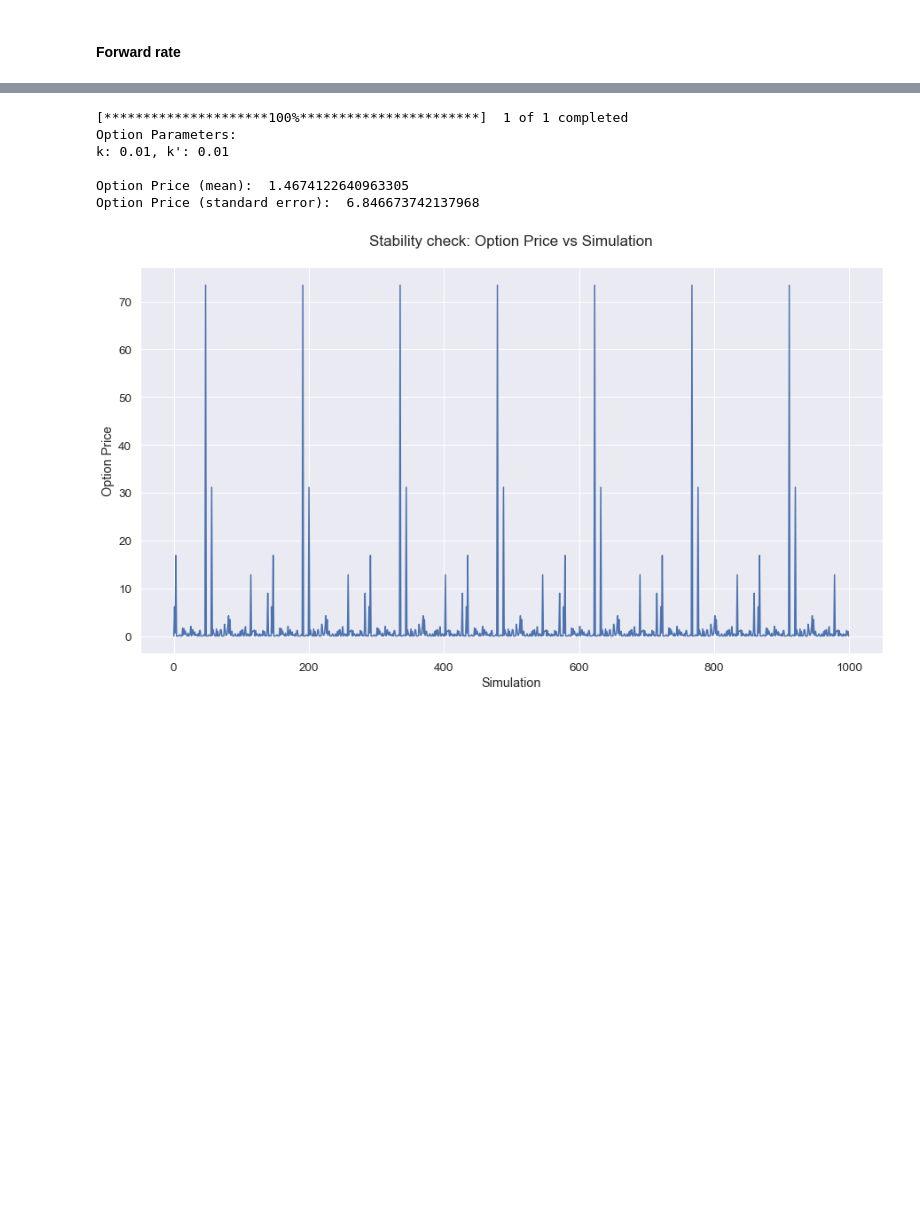
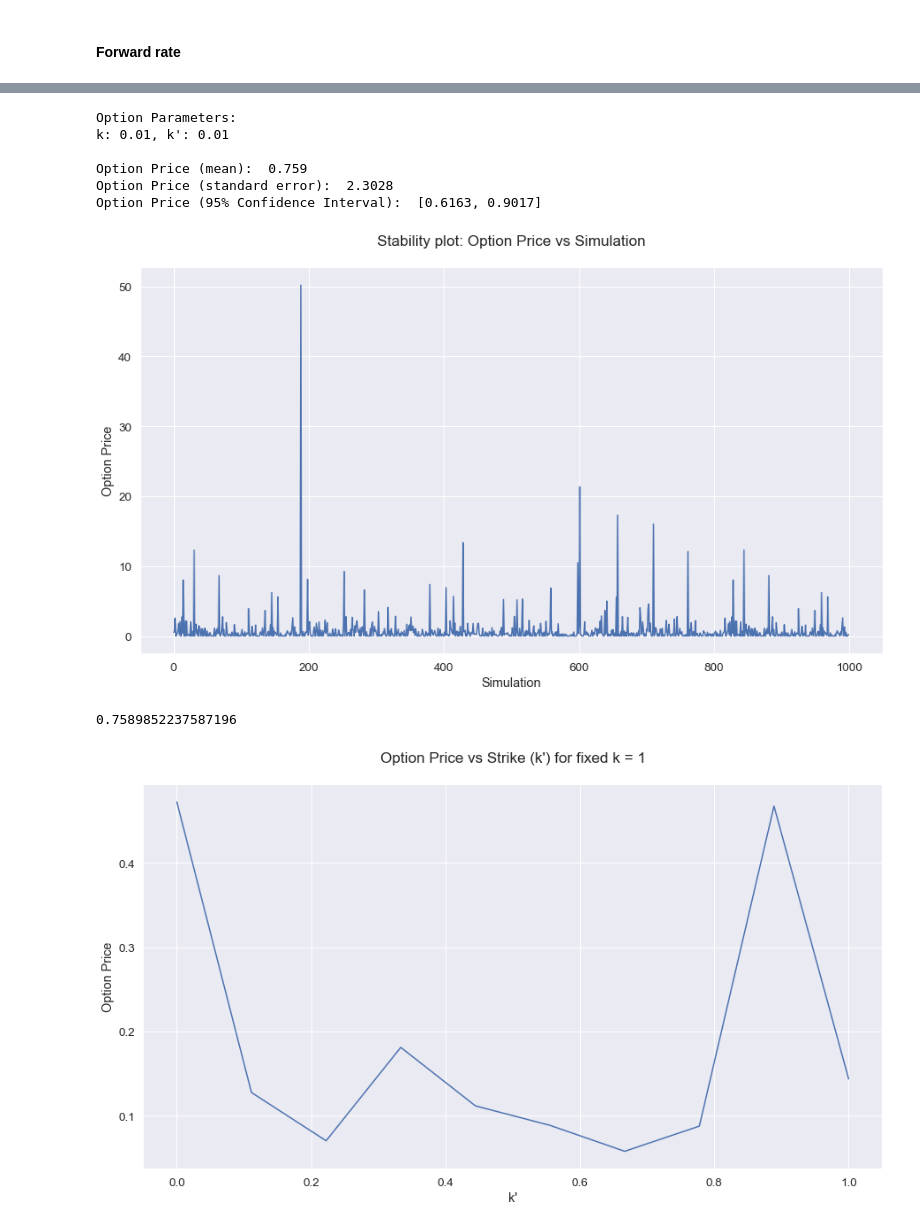
Before and after one commit to abhishekprog0/StructuredPricingEngine, a Jupyter notebook: Structured & Hybrid Project 2020.ipynb, the cells around one changed output, grey strips where cells are left out. Drawn from its saved outputs; the diff is of its cells as text; code cells hidden in the pictures; blank space fills up the shorter version.

```diff
--- a/Structured & Hybrid Project 2020.ipynb
+++ b/Structured & Hybrid Project 2020.ipynb
@@ -505,3 +524,3 @@ Option Price (standard error):  0.9180709628213548
 # %%
-MonteCarloSimulator(datareader, model, 1000, 0.1, 0.1)
+MonteCarloSimulator(price, datareader, model, 1000, 0.1, 0.1)
 # %% [output]
@@ -515,10 +535,28 @@ Option Price (standard error):  6.243605173925468
 # %%
-MonteCarloSimulator(datareader, model, 1000, 0.01, 0.01)
+MonteCarloSimulator(price, datareader, model, 1000, 0.01, 0.01)
 # %% [output]
-[*********************100%***********************]  1 of 1 completed
 Option Parameters:
 k: 0.01, k': 0.01
 
-Option Price (mean):  1.4674122640963305
-Option Price (standard error):  6.846673742137968
+Option Price (mean):  0.759
+Option Price (standard error):  2.3028
+Option Price (95% Confidence Interval):  [0.6163, 0.9017]
-[figure, old version]
+[figure, new version]
+0.7589852237587196
+# %%
+k1 = 1
+strike2 = np.linspace(1, 0, 10)
+option_prices = []
+
+for k2 in strike2:
+
+    option_price = MonteCarloSimulator(price, datareader, model, 100, k1, k2, stability_plot=False, print_params = False)
+    option_prices.append(option_price)
+
+plt.title("Option Price vs Strike (k\') for fixed k = " + str(k1))
+plt.plot(strike2, option_prices, label = 'Option Price')
+plt.xlabel("k\'")
+plt.ylabel("Option Price")
+plt.show()
+# %% [output]
+[figure, added]
```
Also changed, not shown: parts of 5 cells of this notebook, 2 other files.
